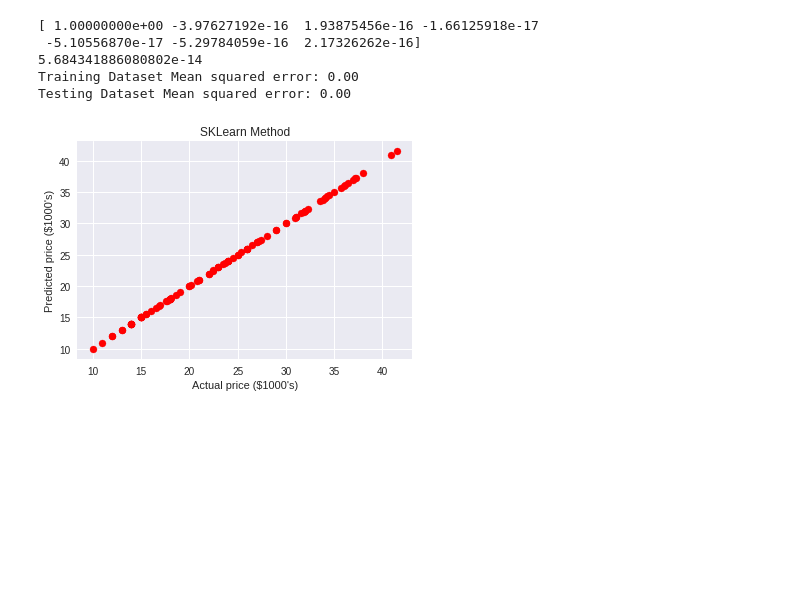
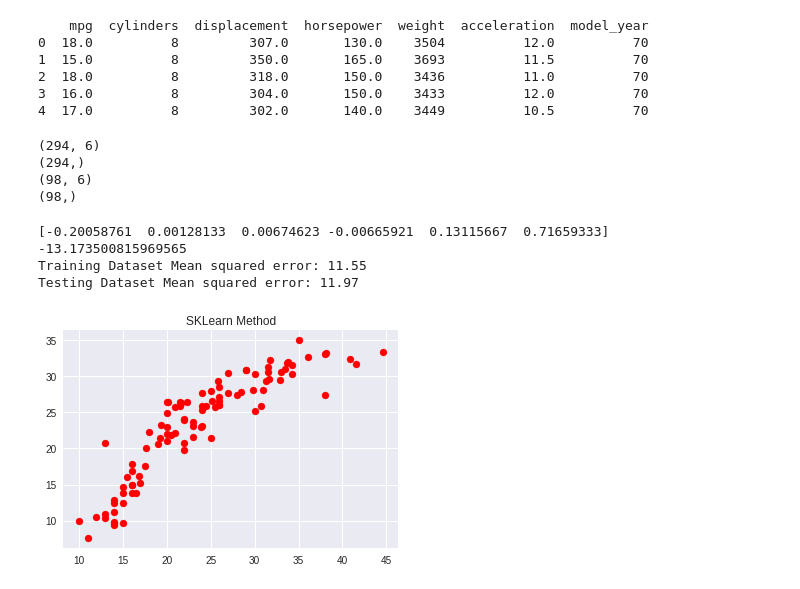
Before and after one commit to excisionhd/ML_Development, a Jupyter notebook: Regression/Assignment_1_Part2_MultipleLinearRegression.ipynb, the cells around one changed output. Drawn from its saved outputs; the diff is of its cells as text; code cells hidden in the pictures; blank space fills up the shorter version.

Commit message:
update assignment_1_part2, completed.

```diff
--- a/Regression/Assignment_1_Part2_MultipleLinearRegression.ipynb
+++ b/Regression/Assignment_1_Part2_MultipleLinearRegression.ipynb
@@ -41,43 +19,75 @@ print(data)
+# %%
+#Assign the names of the columns and import the dataset.
+names = ['mpg','cylinders','displacement','horsepower','weight','acceleration','model_year', 'origin', 'car_name']
+data = pd.read_csv('drive/My Drive/College/Machine Learning/cars.csv', names = names,index_col=False)
+
+#Drop any features that may not be of use in numerical calculations.  Extracting meaningful data from car_name would refer to Natural
+#Language Processing, which is too complicated for a simple regression model.
+data = data.drop(['car_name', 'origin'], axis=1)
+
+#Remove any rows with NA/? values and convert string to float values.
+#Alternative: Take the average value of the columns and assign it.
+data = data.dropna(how='all')
+data = data[data.horsepower != '?']
+data['horsepower'] = data['horsepower'].astype('float64')
+print(data.head())
+# %% [output]
+    mpg  cylinders  displacement  horsepower  weight  acceleration  model_year
+0  18.0          8         307.0       130.0    3504          12.0          70
+1  15.0          8         350.0       165.0    3693          11.5          70
+2  18.0          8         318.0       150.0    3436          11.0          70
+3  16.0          8         304.0       150.0    3433          12.0          70
+4  17.0          8         302.0       140.0    3449          10.5          70
 # %%
-X = data.iloc[ : ,  0 :  ].values
+#Split into data and targets. iloc allows selection of specific rows and columns.  Our target is mpg; we want to predict the mpg of a
+#car given its specifications.
+X = data.iloc[ : ,  1 :  ].values
 Y = data.iloc[ : , 0 ].values
 
-# Feature scaling
-scaler = preprocessing.StandardScaler().fit(X)
-X_train = scaler.transform(X_train)
-X_test = scaler.transform(X_test)
-
+#Split the data into training and testing.
 from sklearn.cross_validation import train_test_split
-X_train, X_test, Y_train, Y_test = train_test_split( X, Y, test_size = 1/4, random_state = 0)
+X_train, X_test, Y_train, Y_test = train_test_split(X, Y, test_size = 1/4, random_state = 0)
+# %%
+#Preview the shapes to ensure linear algebra will function properly.
+print(X_train.shape)
+print(Y_train.shape)
+
+print(X_test.shape)
+print(Y_test.shape)
+# %% [output]
+(294, 6)
+(294,)
+(98, 6)
+(98,)
 # %%
-# Task 1-1: use linear regression in sklearn
-model = linear_model.LinearRegression()
+#Generate our model while normalizing the data.
+model = linear_model.LinearRegression(normalize='true')
+
+#Train the model on the training dataset and targets.
 model.fit(X_train, Y_train)
 
-# Task 1-2: show intercept and coefficents
+#View our weights and biases after training.
 print(model.coef_)
 print(model.intercept_)
 
-# Task 1-3: show errors on training dataset and testing dataset
+#Have our model predict values and calculate the mean squared error.
 from sklearn.metrics import mean_squared_error
 train_predictions = model.predict(X_train)
 test_predictions = model.predict(X_test)
-
 print("Training Dataset Mean squared error: %.2f" % mean_squared_error(train_predictions, Y_train))
 print("Testing Dataset Mean squared error: %.2f" % mean_squared_error(test_predictions, Y_test))
 
 
-# Task 1-4: show plot a figure to show your predictions and real prices on the testing dataset
+#Plot the actual mpg with our predicted mpg on the testing dataset to determine linearity.
 plt.scatter(Y_test, test_predictions,  color='red')
 plt.xlabel('')
 plt.ylabel('')
 plt.title('SKLearn Method')
 
 plt.show()
 # %% [output]
-[ 1.00000000e+00 -3.97627192e-16  1.93875456e-16 -1.66125918e-17
- -5.10556870e-17 -5.29784059e-16  2.17326262e-16]
-5.684341886080802e-14
-Training Dataset Mean squared error: 0.00
-Testing Dataset Mean squared error: 0.00
+[-0.20058761  0.00128133  0.00674623 -0.00665921  0.13115667  0.71659333]
+-13.173500815969565
+Training Dataset Mean squared error: 11.55
+Testing Dataset Mean squared error: 11.97
-[figure, old version]
+[figure, new version]
```
Also changed, not shown: parts of 6 cells of this notebook, 1 other file.
